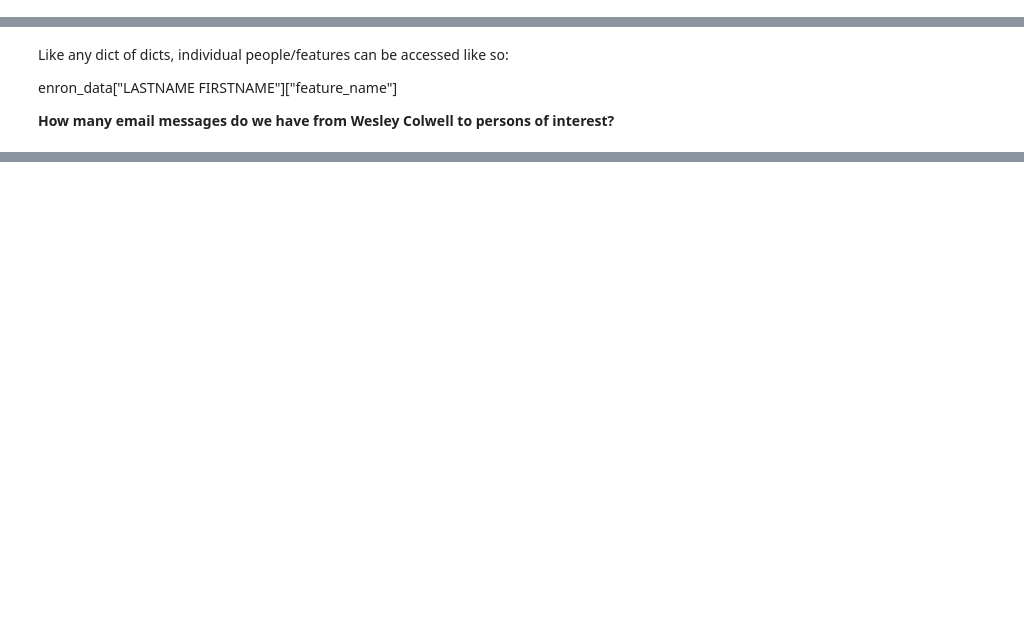
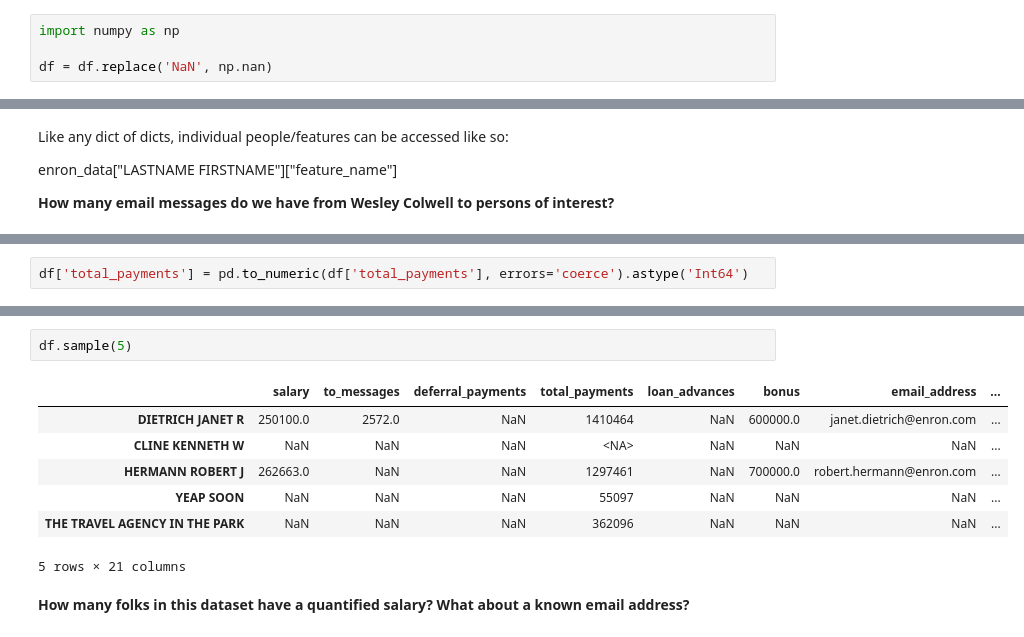
Before and after one commit to Bovly/ud120-projects, a Jupyter notebook: datasets_questions/explore_enron_data.ipynb, the cells around one changed output, grey strips where cells are left out. Drawn from its saved outputs; the diff is of its cells as text; blank space fills up the shorter version.

Commit message:
Finished the Jupyter notebook which was made to explore the Enron dataset

```diff
--- a/datasets_questions/explore_enron_data.ipynb
+++ b/datasets_questions/explore_enron_data.ipynb
@@ -36,6 +36,10 @@ len(enron_data)
 import pandas as pd
 
 df = pd.DataFrame.from_dict(enron_data, orient='index')
+# %%
+import numpy as np
+
+df = df.replace('NaN', np.nan)
 # %%
 df.shape
 # %% [output]
@@ -95,0 +118,2 @@ df.loc['COLWELL WESLEY', 'from_this_person_to_poi']
+# %%
+df['total_payments'] = pd.to_numeric(df['total_payments'], errors='coerce').astype('Int64')
@@ -95,0 +153,12 @@ df.loc['COLWELL WESLEY', 'from_this_person_to_poi']
+# %%
+df.sample(5)
+# %% [output]
+|  | salary | to_messages | deferral_payments | total_payments | loan_advances | bonus | email_address | ... |
+| DIETRICH JANET R | 250100.0 | 2572.0 | NaN | 1410464 | NaN | 600000.0 | janet.dietrich@enron.com | ... |
+| CLINE KENNETH W | NaN | NaN | NaN | <NA> | NaN | NaN | NaN | ... |
+| HERMANN ROBERT J | 262663.0 | NaN | NaN | 1297461 | NaN | 700000.0 | robert.hermann@enron.com | ... |
+| YEAP SOON | NaN | NaN | NaN | 55097 | NaN | NaN | NaN | ... |
+| THE TRAVEL AGENCY IN THE PARK | NaN | NaN | NaN | 362096 | NaN | NaN | NaN | ... |
+5 rows × 21 columns
+# %% [markdown]
+**How many folks in this dataset have a quantified salary? What about a known email address?**
```
Also changed, not shown: parts of 18 cells of this notebook.
